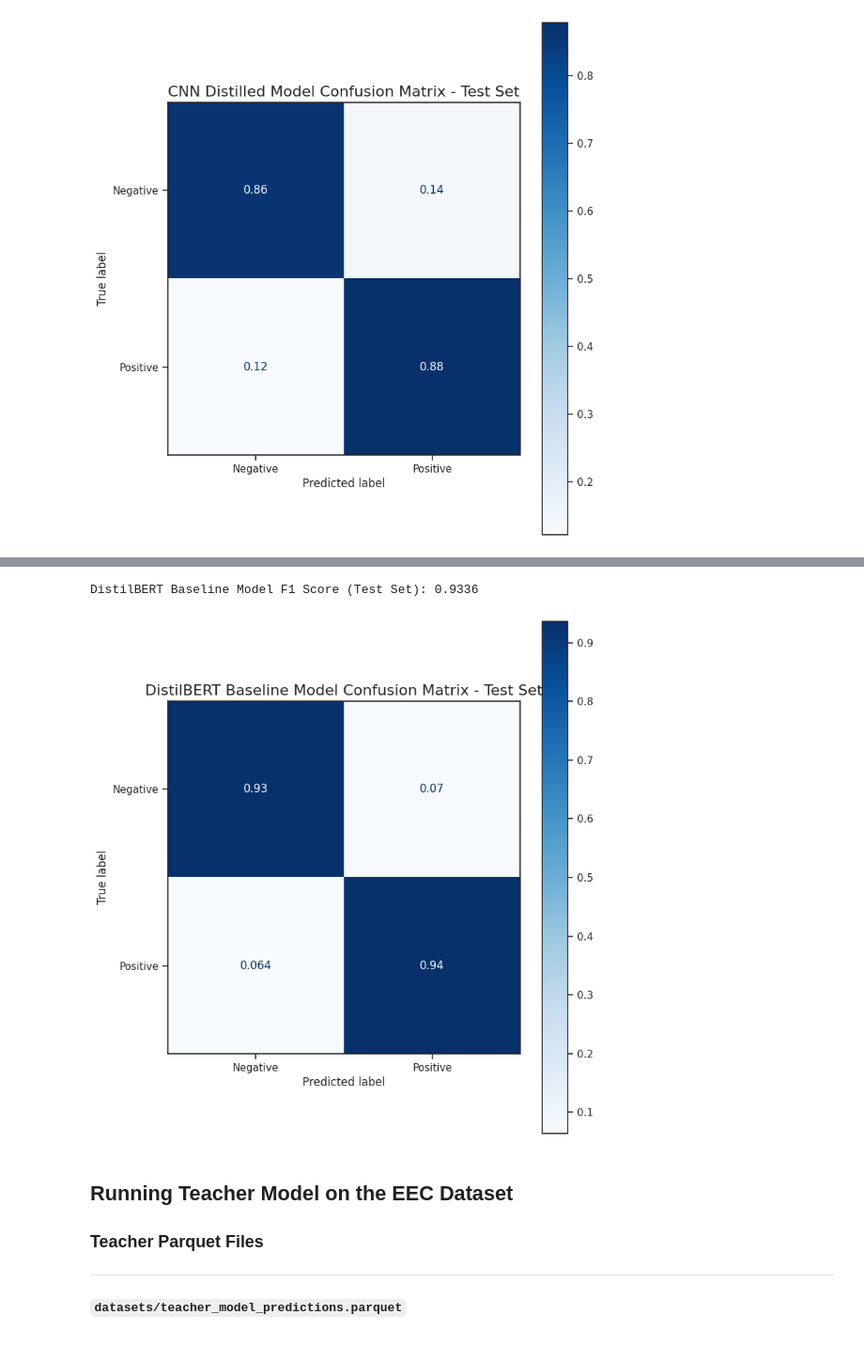
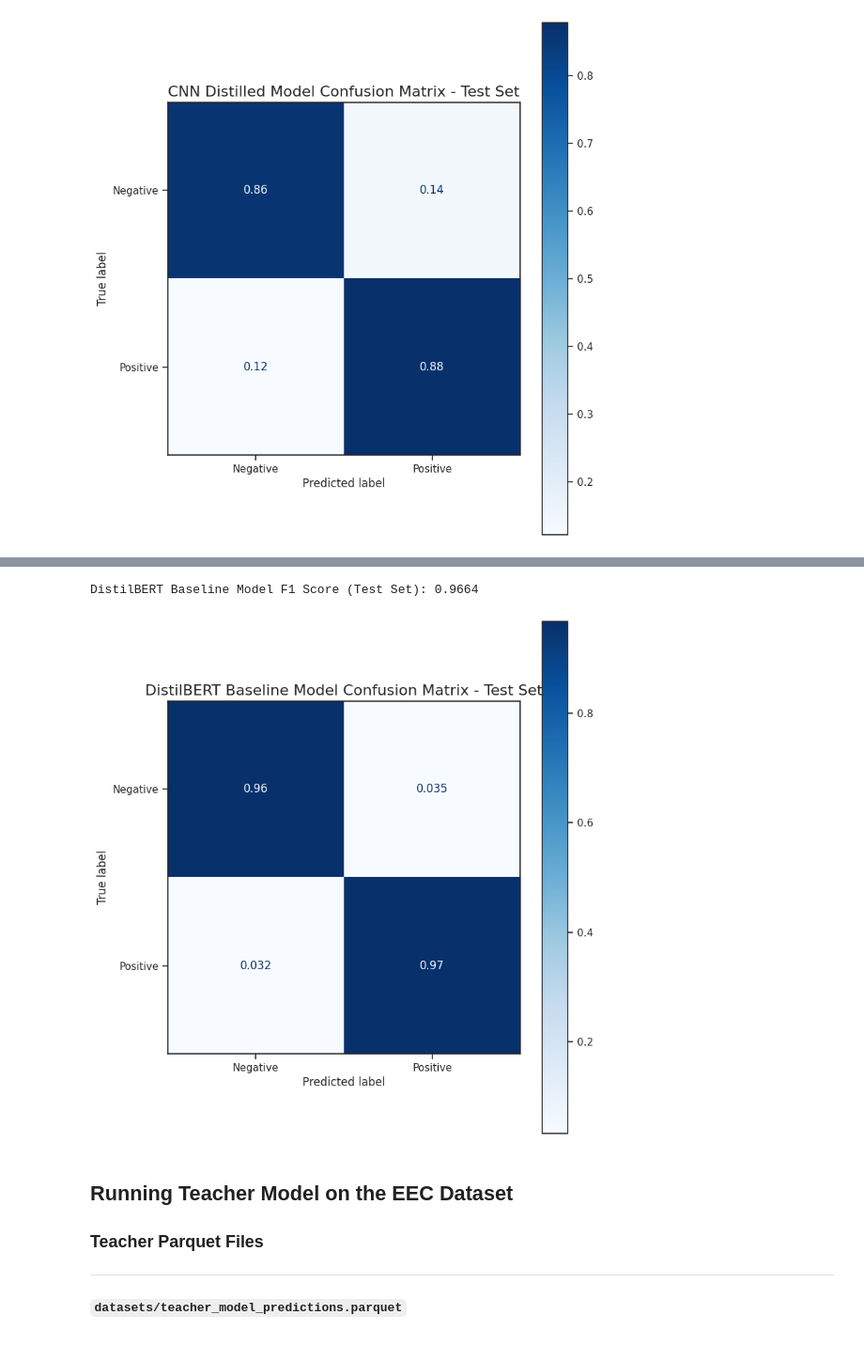
Before and after one commit to CharlesC03/NLP_Final_Project, a Jupyter notebook: analysis/teacher_analysis.ipynb, the cells around one changed output, grey strips where cells are left out. Shown at 94% size. Drawn from its saved outputs; the diff is of its cells as text; code cells hidden in the pictures.

```diff
--- a/analysis/teacher_analysis.ipynb
+++ b/analysis/teacher_analysis.ipynb
@@ -443,32 +443,32 @@ DistilBERT Distilled Model F1 Score (Test Set): 0.8002
 # %%
-distilbert_test_df = pd.read_parquet("datasets/distilbert_trained_IMDB_test_ds_predictions.parquet")
+distilbert_test_df = pd.read_parquet("datasets/distilbert_trained_IMDB_predictions.parquet")
 
 fig, ax = plt.subplots(figsize=(8, 8))
 
 test_f1_score = f1_score(
     distilbert_test_df['label'], distilbert_test_df['pred_label']
 )
 
 ConfusionMatrixDisplay.from_predictions(
     distilbert_test_df['label'], distilbert_test_df['pred_label'],
     display_labels=["Negative", "Positive"],
     cmap=plt.cm.Blues,
     normalize='true',
     ax = ax
 )
 
 ax.set_title("DistilBERT Baseline Model Confusion Matrix - Test Set", fontsize=16)
 
 fig.tight_layout()
 
 fig.savefig("graphs/distilbert/model_baseline_confusion_matrix_test.png", dpi=300)
 
 print(f"DistilBERT Baseline Model F1 Score (Test Set): {test_f1_score:.4f}")
 
 plt.show()
 # %% [output]
-DistilBERT Baseline Model F1 Score (Test Set): 0.9336
+DistilBERT Baseline Model F1 Score (Test Set): 0.9664
-[figure, old version]
+[figure, new version]
 # %% [markdown]
 ## Running Teacher Model on the EEC Dataset
 <style>
```
Also changed, not shown: parts of 9 cells of this notebook, 13 other files.
